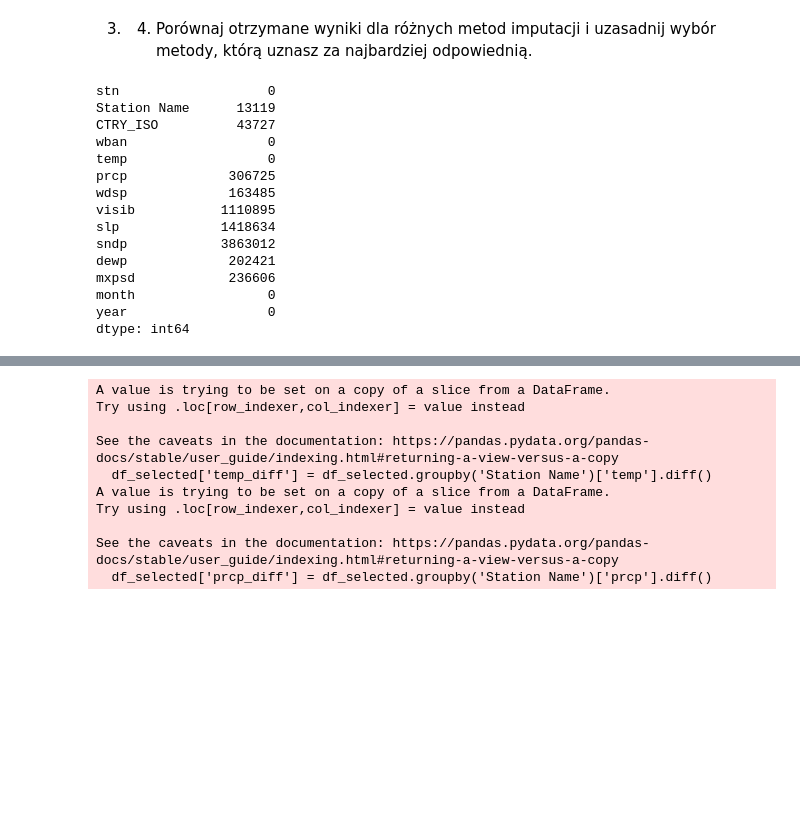
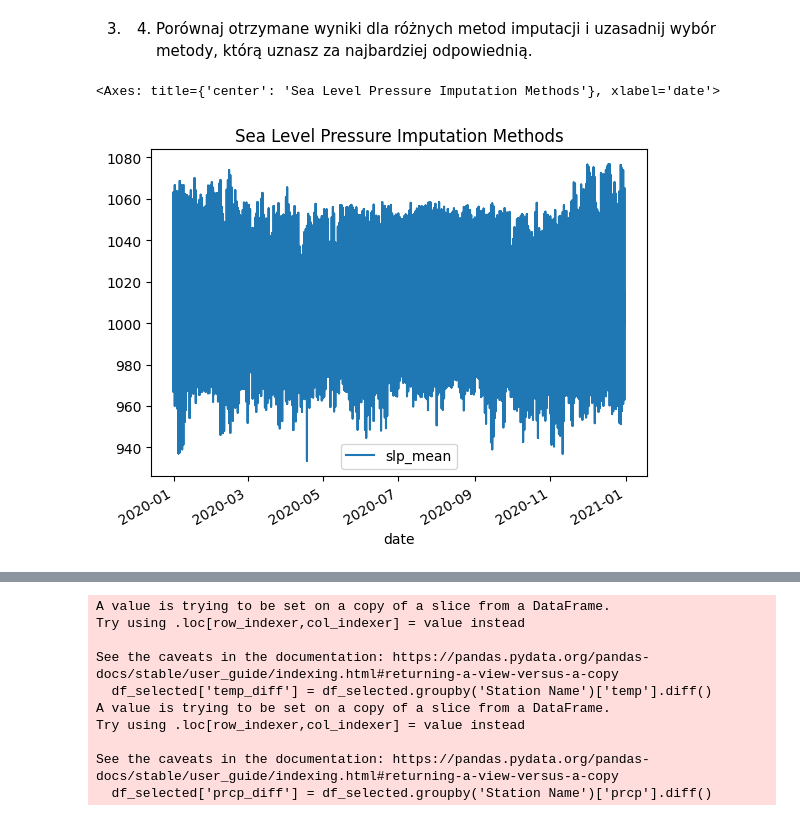
Before and after one commit to igoro00/pdzd, a Jupyter notebook: 2.ipynb, the cells around one changed output, grey strips where cells are left out. Drawn from its saved outputs; the diff is of its cells as text; code cells hidden in the pictures; blank space fills up the shorter version.

```diff
--- a/2.ipynb
+++ b/2.ipynb
@@ -160,30 +160,17 @@ new_df['date'] = pd.to_datetime(new_df['date'])
 new_df = new_df.set_index('date')
 new_df = new_df.sort_index()
 
-temp_mean = new_df['temp'].fillna(new_df['temp'].mean())
-temp_median = new_df['temp'].fillna(new_df['temp'].median())
-temp_interp = new_df['temp'].interpolate(method='time')
+new_df['slp_mean'] = new_df['slp'].fillna(new_df['slp'].mean())
+new_df['slp_median'] = new_df['slp'].fillna(new_df['slp'].median())
+new_df['slp_interp'] = new_df['slp'].interpolate(method='time')
 
-prcp_mean = new_df['prcp'].fillna(new_df['prcp'].mean())
-prcp_median = new_df['prcp'].fillna(new_df['prcp'].median())
-prcp_interp = new_df['prcp'].interpolate(method='time')
+new_df['prcp_mean'] = new_df['prcp'].fillna(new_df['prcp'].mean())
+new_df['prcp_median'] = new_df['prcp'].fillna(new_df['prcp'].median())
+new_df['prcp_interp'] = new_df['prcp'].interpolate(method='time')
 # %% [markdown]
 3. 4. Porównaj otrzymane wyniki dla różnych metod imputacji i uzasadnij wybór metody, którą uznasz za najbardziej odpowiednią.
 # %%
-new_df.isna().sum()
+new_df.plot(use_index=True, y=['slp_mean'], title='Sea Level Pressure Imputation Methods')
 # %% [output]
-stn                   0
-Station Name      13119
-CTRY_ISO          43727
-wban                  0
-temp                  0
-prcp             306725
-wdsp             163485
-visib           1110895
-slp             1418634
-sndp            3863012
-dewp             202421
-mxpsd            236606
-month                 0
-year                  0
-dtype: int64
+<Axes: title={'center': 'Sea Level Pressure Imputation Methods'}, xlabel='date'>
+[figure, added]
```
Also changed, not shown: parts of 18 cells of this notebook.
